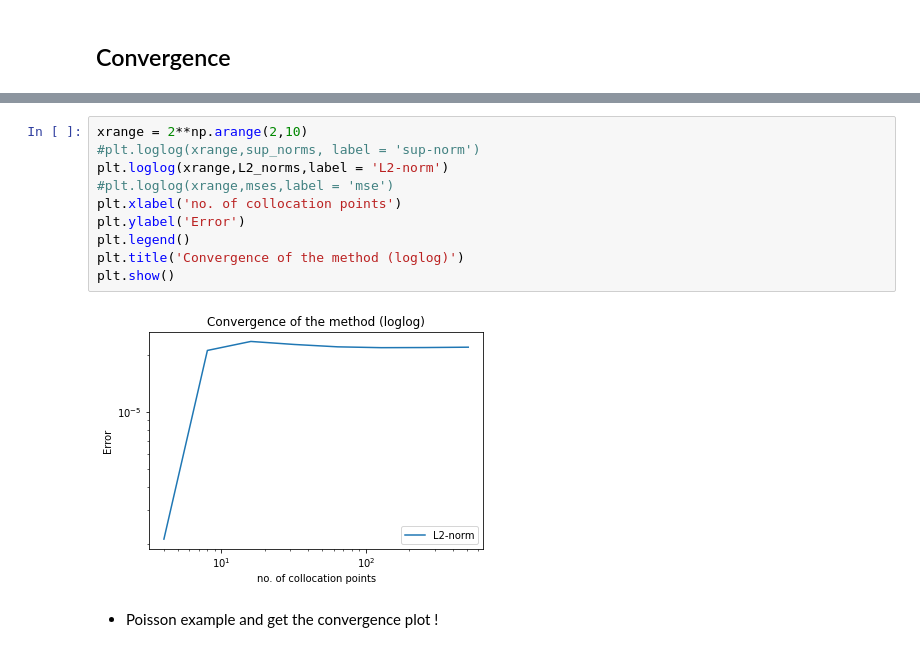
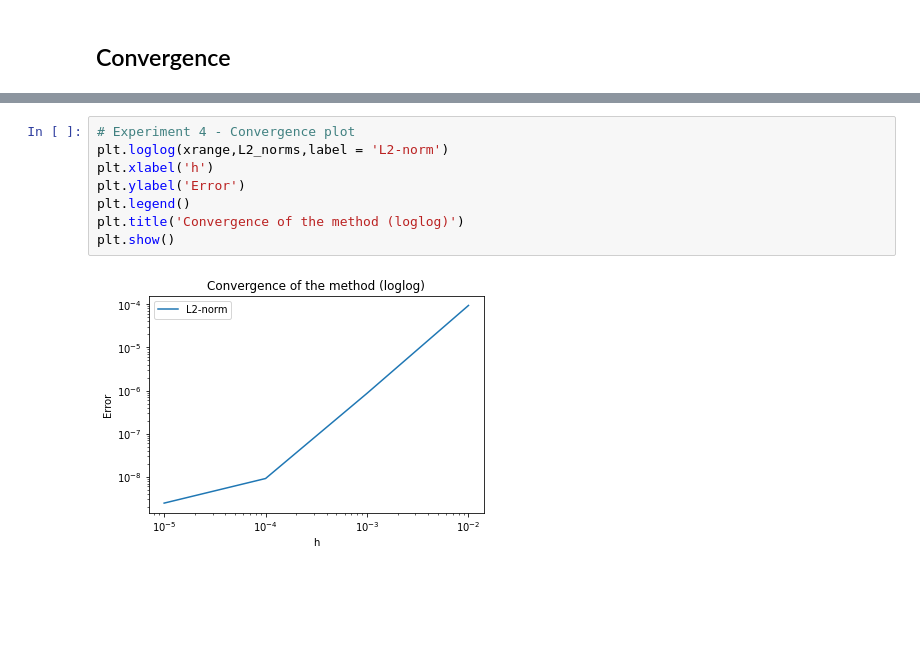
Before and after one commit to jfelipeosorio/kinetick, a Jupyter notebook: pdes/heat1d_cf.ipynb, the cells around one changed output, grey strips where cells are left out. Cells and saved outputs as stored; diff of their text form; blank space fills up the shorter version.

Commit message:
added plots of convergence to heat 1d

```diff
--- a/pdes/heat1d_cf.ipynb
+++ b/pdes/heat1d_cf.ipynb
@@ -355,14 +445,10 @@ for n in range(2,10):
 # %%
-xrange = 2**np.arange(2,10)
-#plt.loglog(xrange,sup_norms, label = 'sup-norm')
+# Experiment 4 - Convergence plot
 plt.loglog(xrange,L2_norms,label = 'L2-norm')
-#plt.loglog(xrange,mses,label = 'mse')
-plt.xlabel('no. of collocation points')
+plt.xlabel('h')
 plt.ylabel('Error')
 plt.legend()
 plt.title('Convergence of the method (loglog)')
 plt.show()
 # %% [output]
-[figure, old version]
+[figure, new version]
-# %% [markdown]
-- Poisson example and get the convergence plot !
```
Also changed, not shown: parts of 17 cells of this notebook, 1 other file.
